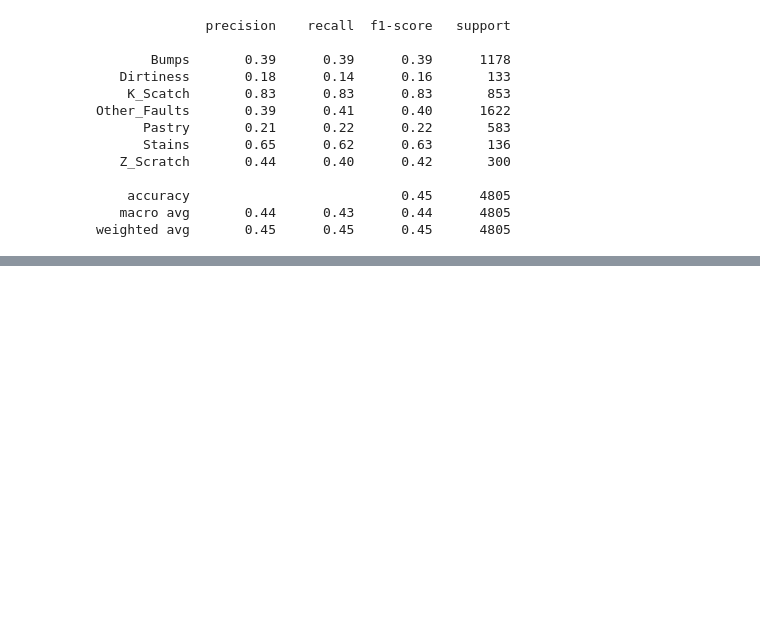
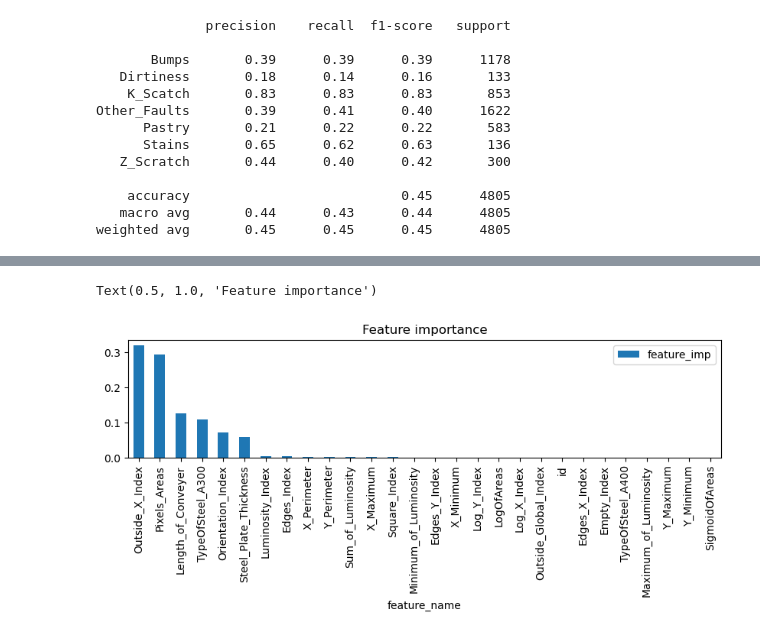
Before and after one commit to UpendraSinghRathore85/ML-Projects-Python, a Jupyter notebook: Supervised Algorithms/Day 136 - ML Decision Trees-1 Assignment.ipynb, the cells around one changed output, grey strips where cells are left out. Saved outputs shown, nothing was run; the diff lists cells and outputs as text; code cells hidden in the pictures; blank space fills up the shorter version.

```diff
--- a/Supervised Algorithms/Day 136 - ML Decision Trees-1 Assignment.ipynb
+++ b/Supervised Algorithms/Day 136 - ML Decision Trees-1 Assignment.ipynb
@@ -335,0 +396,5 @@ plt.show()
+# %%
+best_tree_clf = DecisionTreeClassifier(random_state=42, max_depth=5, class_weight='balanced')
+best_tree_clf.fit(X_train, y_train)
+y_pred = best_tree_clf.predict(X_test)
+print(classification_report(y_pred, y_test))
@@ -335,0 +415,2 @@ plt.show()
+# %%
+feature_imp = pd.DataFrame({'feature_imp':best_tree_clf.feature_importances_, 'feature_name': best_tree_clf.feature_names_in_})
@@ -335,0 +432,6 @@ plt.show()
+# %%
+feature_imp.sort_values('feature_imp', ascending=False).set_index('feature_name').plot(kind='bar', figsize=(10, 2))
+plt.title('Feature importance')
+# %% [output]
+Text(0.5, 1.0, 'Feature importance')
+[figure, added]
```
Also changed, not shown: parts of 22 cells of this notebook, 2 other files.
